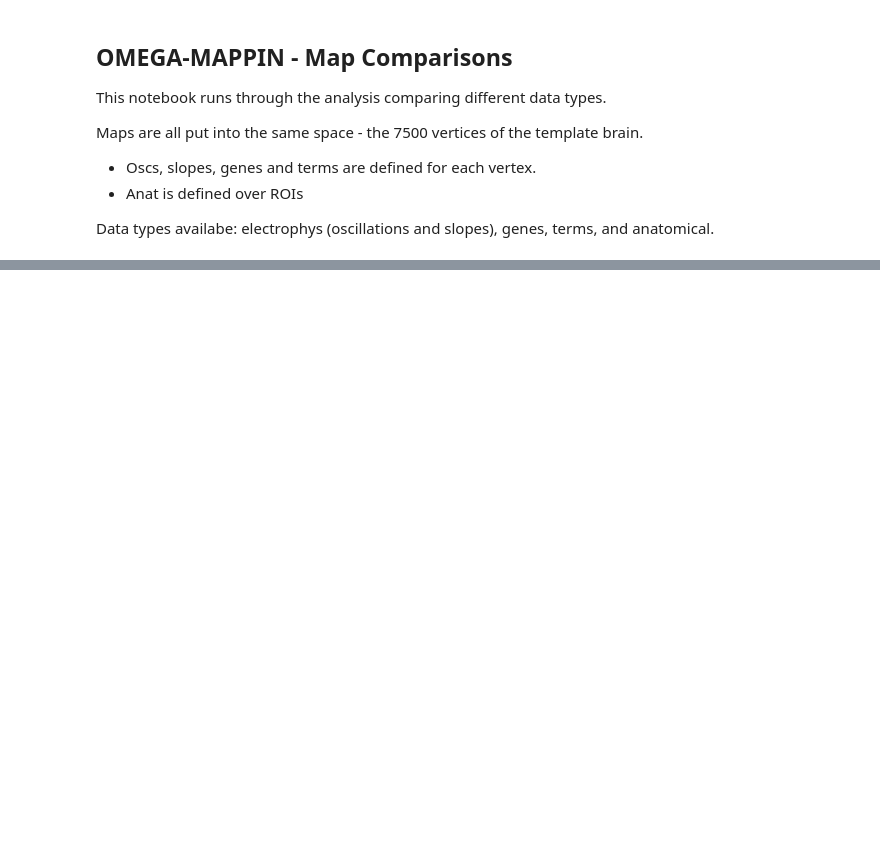
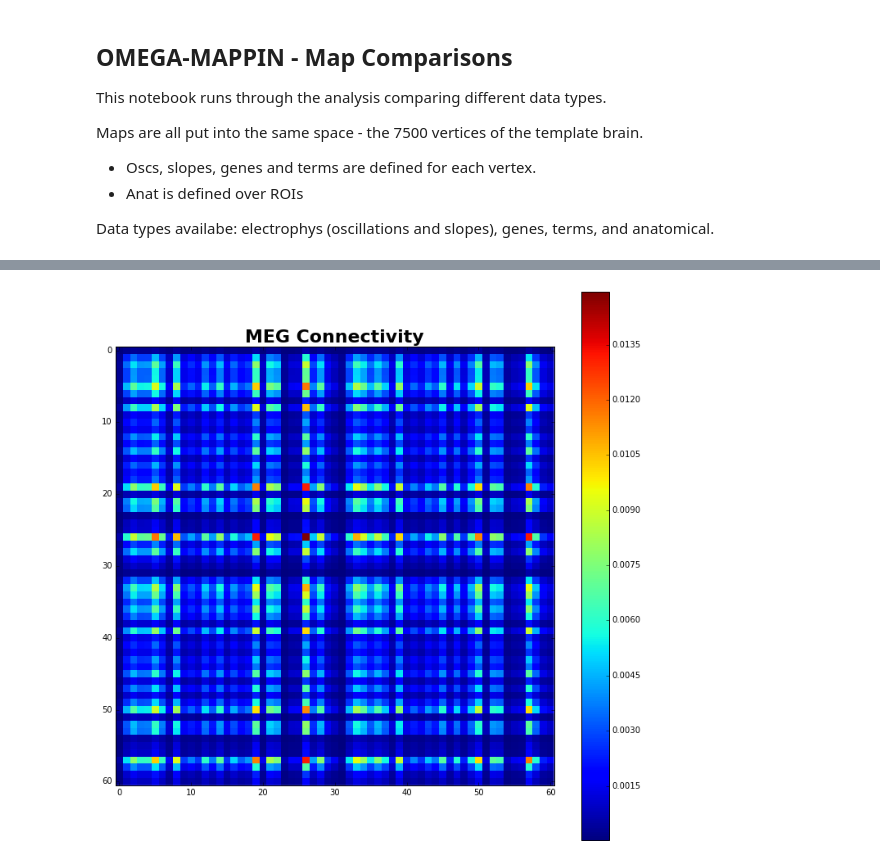
Before and after one commit to voytekresearch/omapping, a Jupyter notebook: MapComparisons.ipynb, the cells around one changed output, grey strips where cells are left out. Cells and saved outputs as stored; diff of their text form; code cells hidden in the pictures; blank space fills up the shorter version.

```diff
--- a/MapComparisons.ipynb
+++ b/MapComparisons.ipynb
@@ -137,0 +151,5 @@ Alpha
+# %%
+# Plot the connectivity matrix for the meg data
+om_ROI_maps.plot_mat('meg', 'Alpha', section='all')
+# %% [output]
+[figure, added]
```
Also changed, not shown: parts of 8 cells of this notebook.
